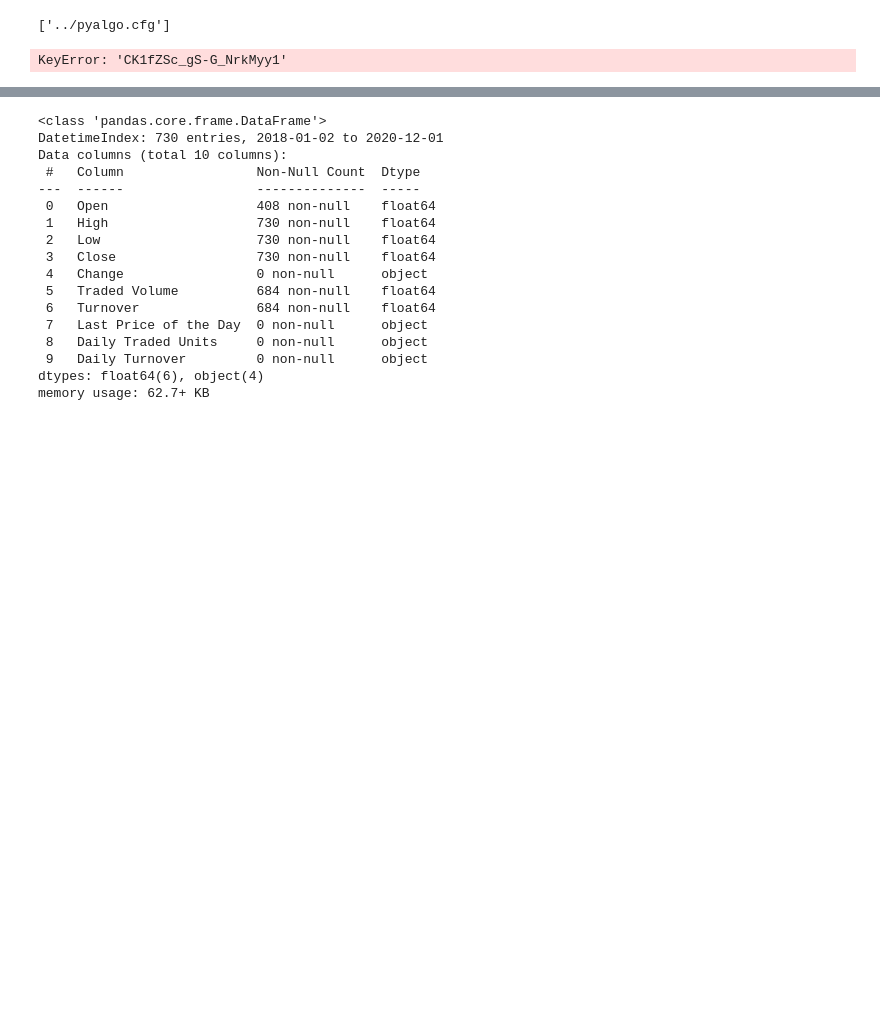
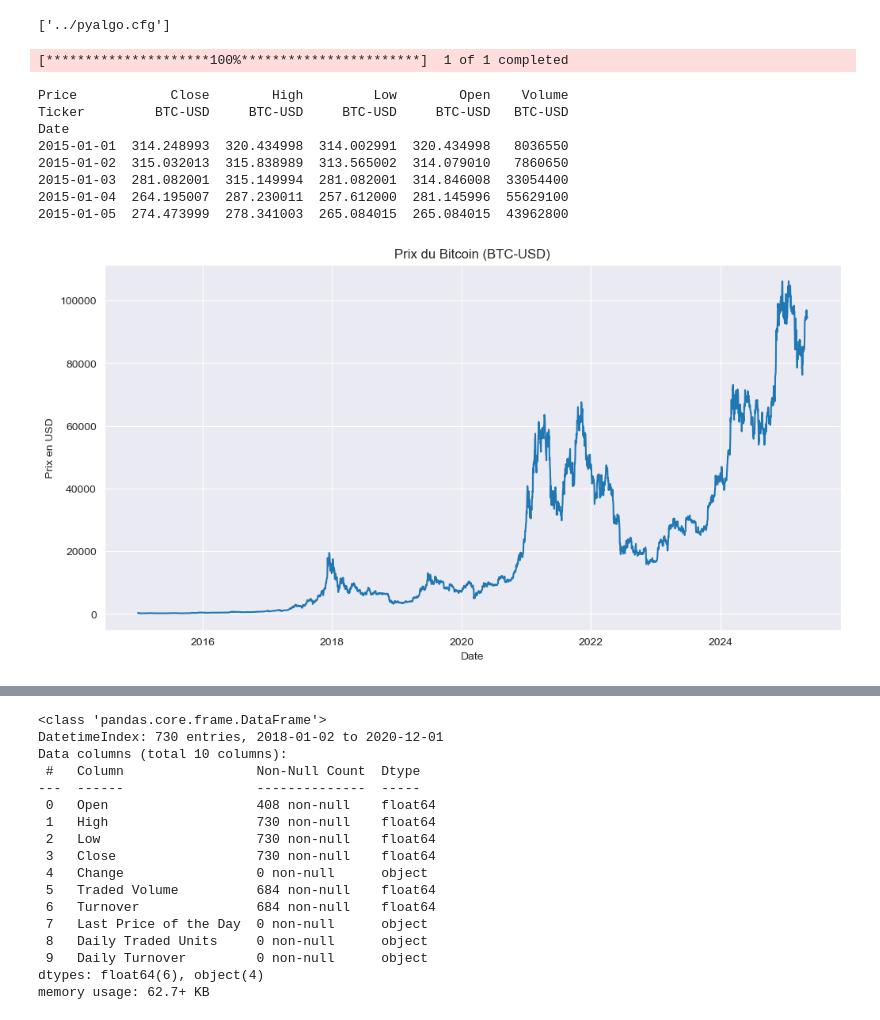
Before and after one commit to nicolassalok1/AlgoTrading, a Jupyter notebook: ch03/03_pyalgo.ipynb, the cells around one changed output, grey strips where cells are left out. Drawn from its saved outputs; the diff is of its cells as text; code cells hidden in the pictures; blank space fills up the shorter version.

```diff
--- a/ch03/03_pyalgo.ipynb
+++ b/ch03/03_pyalgo.ipynb
@@ -177,4 +177,30 @@ q.ApiConfig.api_key = c['quandl']['api_key']
-# %%
-data = q.get('BCHAIN/MKPRU', api_key=c['quandl']['api_key'])
-# %% [output]
-KeyError: 'CK1fZSc_gS-G_NrkMyy1'
+# %%
+import pandas as pd
+import yfinance as yf
+import matplotlib.pyplot as plt
+
+# Télécharger les données Bitcoin
+data = yf.download('BTC-USD', start='2015-01-01')
+
+# Afficher les premières lignes
+print(btc_data.head())
+
+# Visualiser le prix de clôture
+plt.figure(figsize=(12, 6))
+plt.plot(btc_data['Close'])
+plt.title('Prix du Bitcoin (BTC-USD)')
+plt.xlabel('Date')
+plt.ylabel('Prix en USD')
+plt.grid(True)
+plt.show()
+# %% [output]
+[*********************100%***********************]  1 of 1 completed
+Price            Close        High         Low        Open    Volume
+Ticker         BTC-USD     BTC-USD     BTC-USD     BTC-USD   BTC-USD
+Date
+2015-01-01  314.248993  320.434998  314.002991  320.434998   8036550
+2015-01-02  315.032013  315.838989  313.565002  314.079010   7860650
+2015-01-03  281.082001  315.149994  281.082001  314.846008  33054400
+2015-01-04  264.195007  287.230011  257.612000  281.145996  55629100
+2015-01-05  274.473999  278.341003  265.084015  265.084015  43962800
+[figure, added]
```
Also changed, not shown: parts of 6 cells of this notebook, 1 other file.
